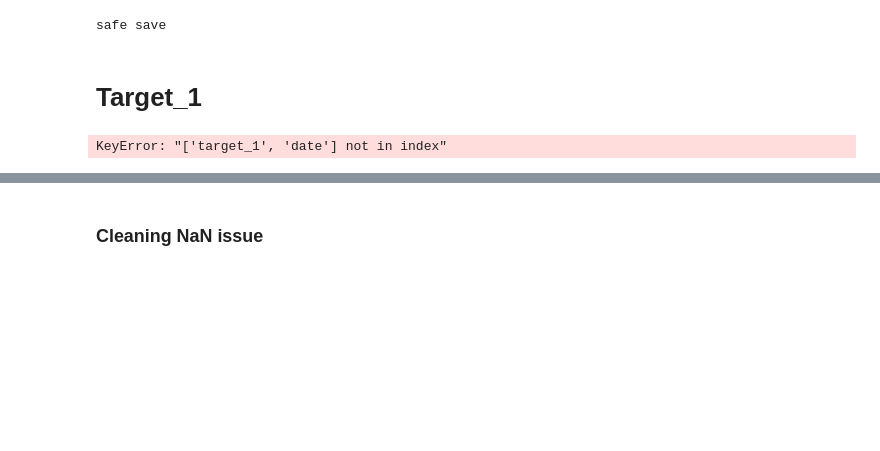
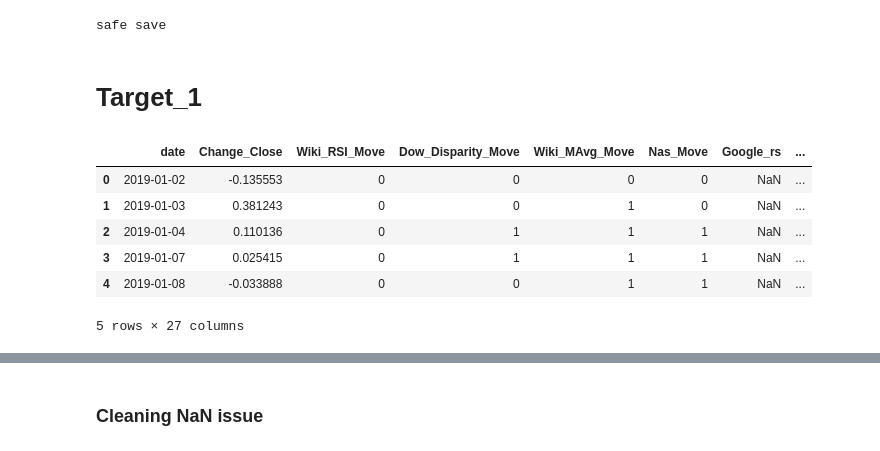
Before and after one commit to fabcabrera/Stock-Predictions, a Jupyter notebook: Fabrizio/DT UBS.ipynb, the cells around one changed output, grey strips where cells are left out. Drawn from its saved outputs; the diff is of its cells as text; code cells hidden in the pictures; blank space fills up the shorter version.

```diff
--- a/Fabrizio/DT UBS.ipynb
+++ b/Fabrizio/DT UBS.ipynb
@@ -364,21 +364,28 @@ safe save
 # Target_1
 # %%
 # Basic Varaibles,
+df = pd.read_csv("UBS_Cleaned_Date.csv") #.iloc[2:, :].reset_index(drop = True)
 df = df[["date", "Change_Close",
             "Wiki_RSI_Move", "Dow_Disparity_Move",
             "Wiki_MAvg_Move", "Nas_Move",
             "Google_rs", "Google_ROC_Move",
             "Nas_Disparity_Move", "Google_Disparity_s_Move",
             "Nas_Disparity_s_Move", "Google_gain",
             "Dow_Disparity_s_Move", "Google_RSI_Move", "Google_diff",
             "Dow_Move", "Google_Moment_2_s", "Dow_Rocp", "Nas_gain",
             "Wiki_Disparity_s", "Nas_MAvg_s_Move", "Google_Move",
             "Google_Disparity_s", "Google_total", "UBS_y", "Google_Rocp",
             "target_1"
             ]]
 df.head()
 # %% [output]
+|  | date | Change_Close | Wiki_RSI_Move | Dow_Disparity_Move | Wiki_MAvg_Move | Nas_Move | Google_rs | ... |
+| 0 | 2019-01-02 | -0.135553 | 0 | 0 | 0 | 0 | NaN | ... |
+| 1 | 2019-01-03 | 0.381243 | 0 | 0 | 1 | 0 | NaN | ... |
+| 2 | 2019-01-04 | 0.110136 | 0 | 1 | 1 | 1 | NaN | ... |
+| 3 | 2019-01-07 | 0.025415 | 0 | 1 | 1 | 1 | NaN | ... |
+| 4 | 2019-01-08 | -0.033888 | 0 | 0 | 1 | 1 | NaN | ... |
-KeyError: "['target_1', 'date'] not in index"
+5 rows × 27 columns
 # %%
 pd.DataFrame(df.isna().sum()).T
 # %% [output]
```
Also changed, not shown: parts of 7 cells of this notebook.
